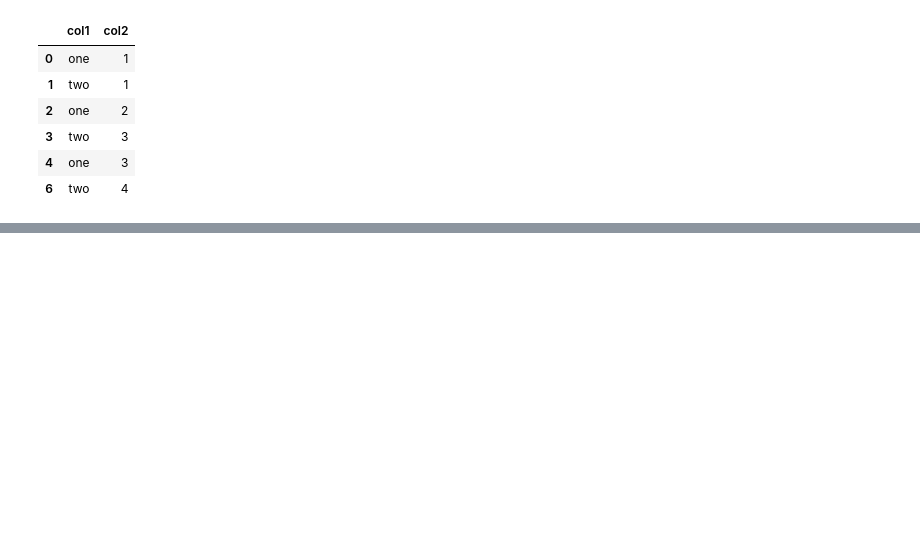
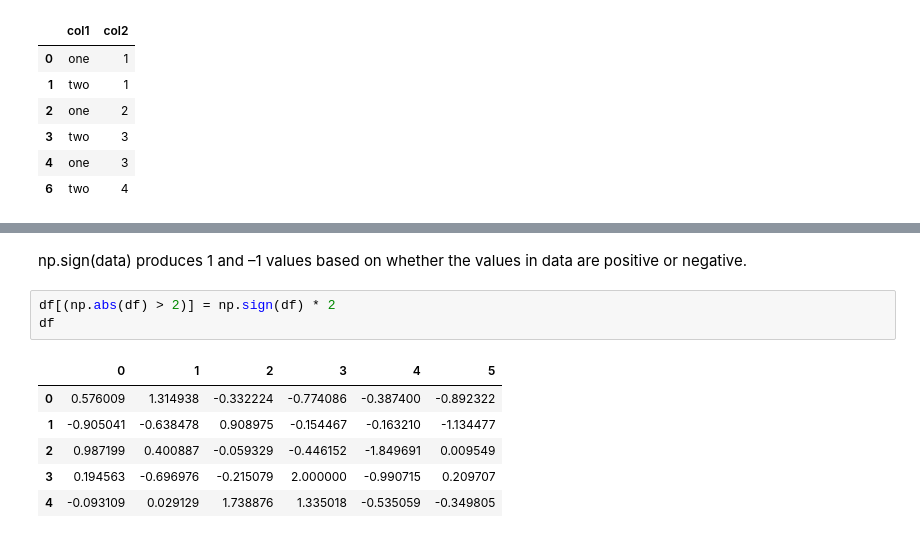
Before and after one commit to sateeshfrnd/DataAnalysisWithPython, a Jupyter notebook: Pandas/Pandas - Transformations.ipynb, the cells around one changed output, grey strips where cells are left out. Drawn from its saved outputs; the diff is of its cells as text; blank space fills up the shorter version.

```diff
--- a/Pandas/Pandas - Transformations.ipynb
+++ b/Pandas/Pandas - Transformations.ipynb
@@ -322,0 +460,12 @@ df.drop_duplicates(['col1', 'col2'], keep='last')
+# %% [markdown]
+np.sign(data) produces 1 and –1 values based on whether the values in data are positive or negative.
+# %%
+df[(np.abs(df) > 2)] = np.sign(df) * 2
+df
+# %% [output]
+|  | 0 | 1 | 2 | 3 | 4 | 5 |
+| 0 | 0.576009 | 1.314938 | -0.332224 | -0.774086 | -0.387400 | -0.892322 |
+| 1 | -0.905041 | -0.638478 | 0.908975 | -0.154467 | -0.163210 | -1.134477 |
+| 2 | 0.987199 | 0.400887 | -0.059329 | -0.446152 | -1.849691 | 0.009549 |
+| 3 | 0.194563 | -0.696976 | -0.215079 | 2.000000 | -0.990715 | 0.209707 |
+| 4 | -0.093109 | 0.029129 | 1.738876 | 1.335018 | -0.535059 | -0.349805 |
```
Also changed, not shown: parts of 26 cells of this notebook.
